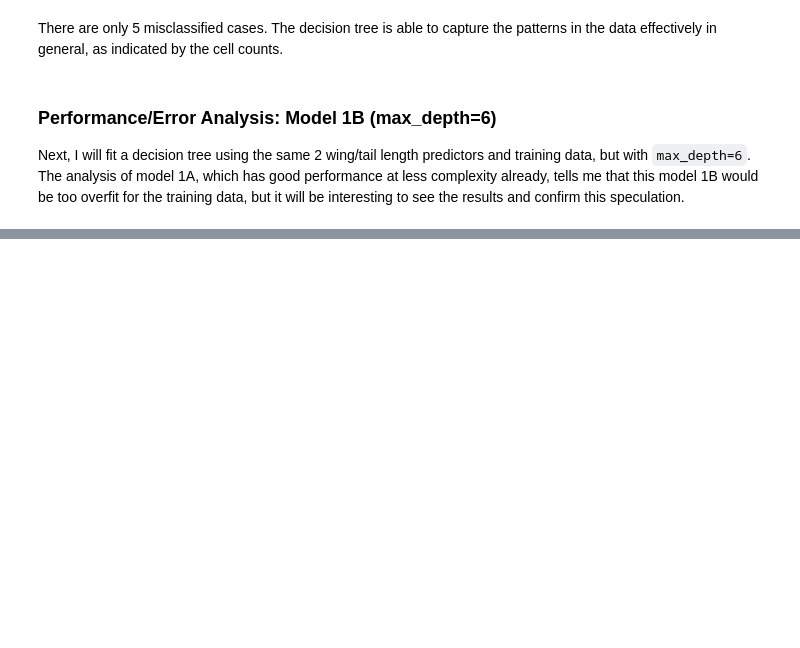
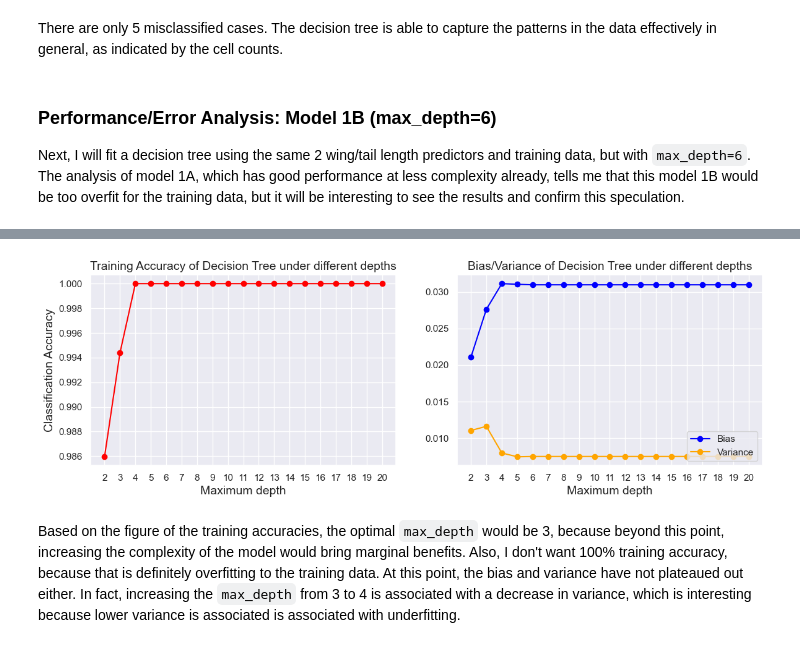
Before and after one commit to kary5678/INDE-577, a Jupyter notebook: supervised-learning/decision_trees/decision_trees.ipynb, the cells around one changed output, grey strips where cells are left out. Cells and saved outputs as stored; diff of their text form; code cells hidden in the pictures; blank space fills up the shorter version.

```diff
--- a/supervised-learning/decision_trees/decision_trees.ipynb
+++ b/supervised-learning/decision_trees/decision_trees.ipynb
@@ -270,0 +365,12 @@ Next, I will fit a decision tree using the same 2 wing/tail length predictors an
+# %%
+# Data preparation step
+X3 = hawks[["Wing", "Tail", "Weight", "Hallux", "Culmen"]].to_numpy()
+
+X_train3, X_test3, y_train3, y_test3 = train_test_split(X3, y_int, test_size=0.20, random_state=1)
+# %%
+plot_tree_performance(X_train3, y_train3, X_test3, y_test3)
+plt.show()
+# %% [output]
+[figure, added]
+# %% [markdown]
+Based on the figure of the training accuracies, the optimal `max_depth` would be 3, because beyond this point, increasing the complexity of the model would bring marginal benefits. Also, I don't want 100% training accuracy, because that is definitely overfitting to the training data. At this point, the bias and variance have not plateaued out either. In fact, increasing the `max_depth` from 3 to 4 is associated with a decrease in variance, which is interesting because lower variance is associated is associated with underfitting.
```
Also changed, not shown: parts of 23 cells of this notebook.
